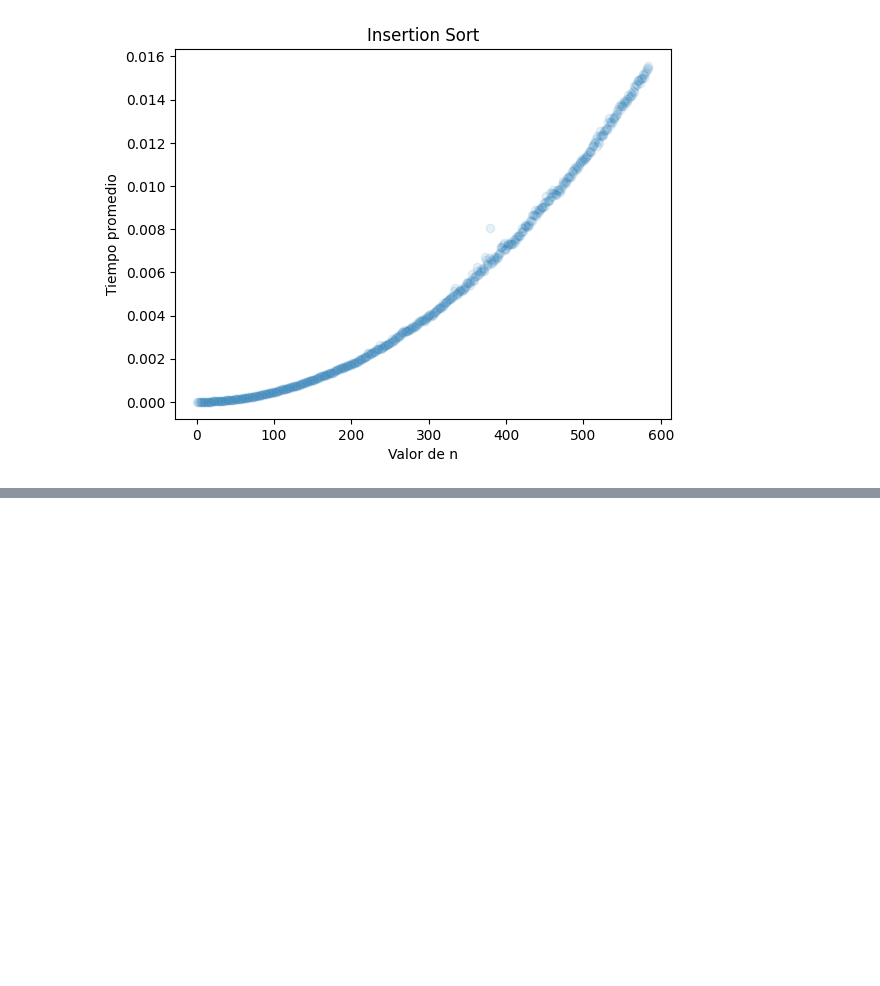
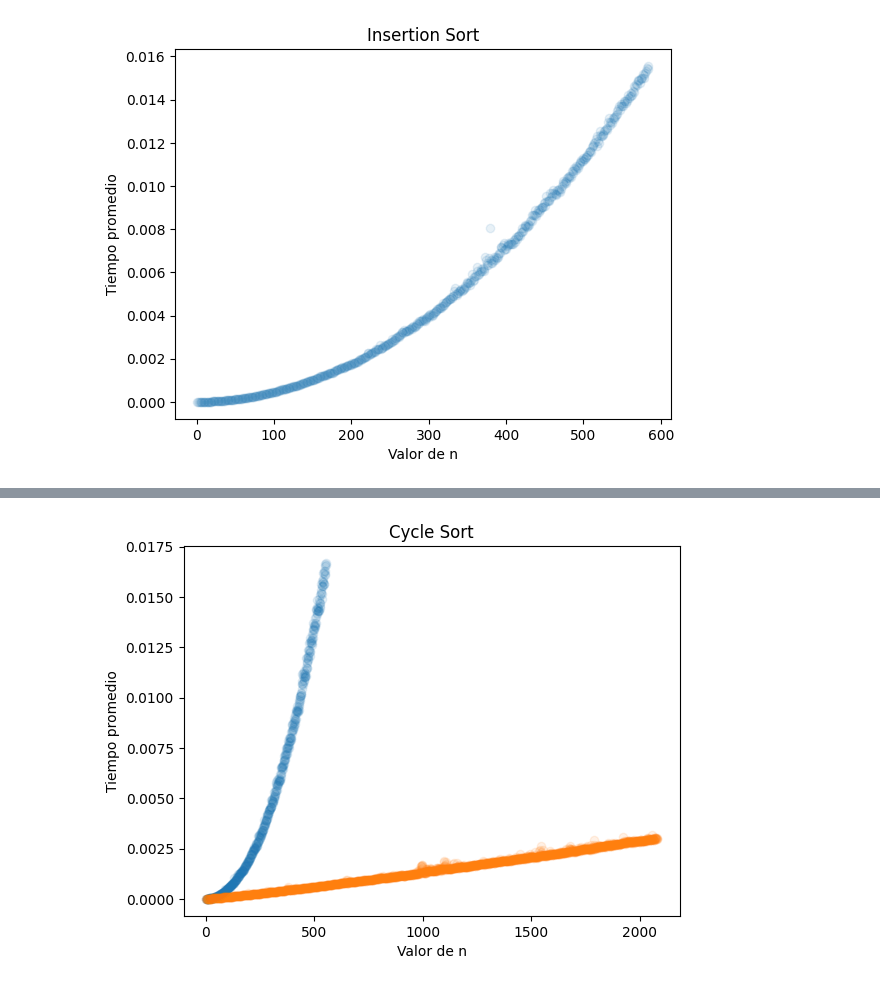
Before and after one commit to MateoG404/Algorithms, a Jupyter notebook: Talleres/Taller01/SextoPunto.ipynb, the cells around one changed output, grey strips where cells are left out. Cells and saved outputs as stored; diff of their text form; code cells hidden in the pictures; blank space fills up the shorter version.

```diff
--- a/Talleres/Taller01/SextoPunto.ipynb
+++ b/Talleres/Taller01/SextoPunto.ipynb
@@ -128,0 +248,14 @@ plt.show();
+# %%
+# Create a DataFrame to graph the different times
+df_cycle = pd.DataFrame({"Size n":list(range(1,n)),"Average Time":average_times})
+
+# Graph
+
+plt.scatter(df_cycle['Size n'],df_cycle["Average Time"],marker = "o",label = "second",alpha= 0.1)
+plt.scatter(df_merge['Size n'],df_merge["Average Time"],marker = "o",label = "second",alpha= 0.1)
+plt.xlabel("Valor de n")
+plt.ylabel("Tiempo promedio")
+plt.title("Cycle Sort")
+plt.show();
+# %% [output]
+[figure, added]
```
Also changed, not shown: parts of 7 cells of this notebook, 1 other file.
